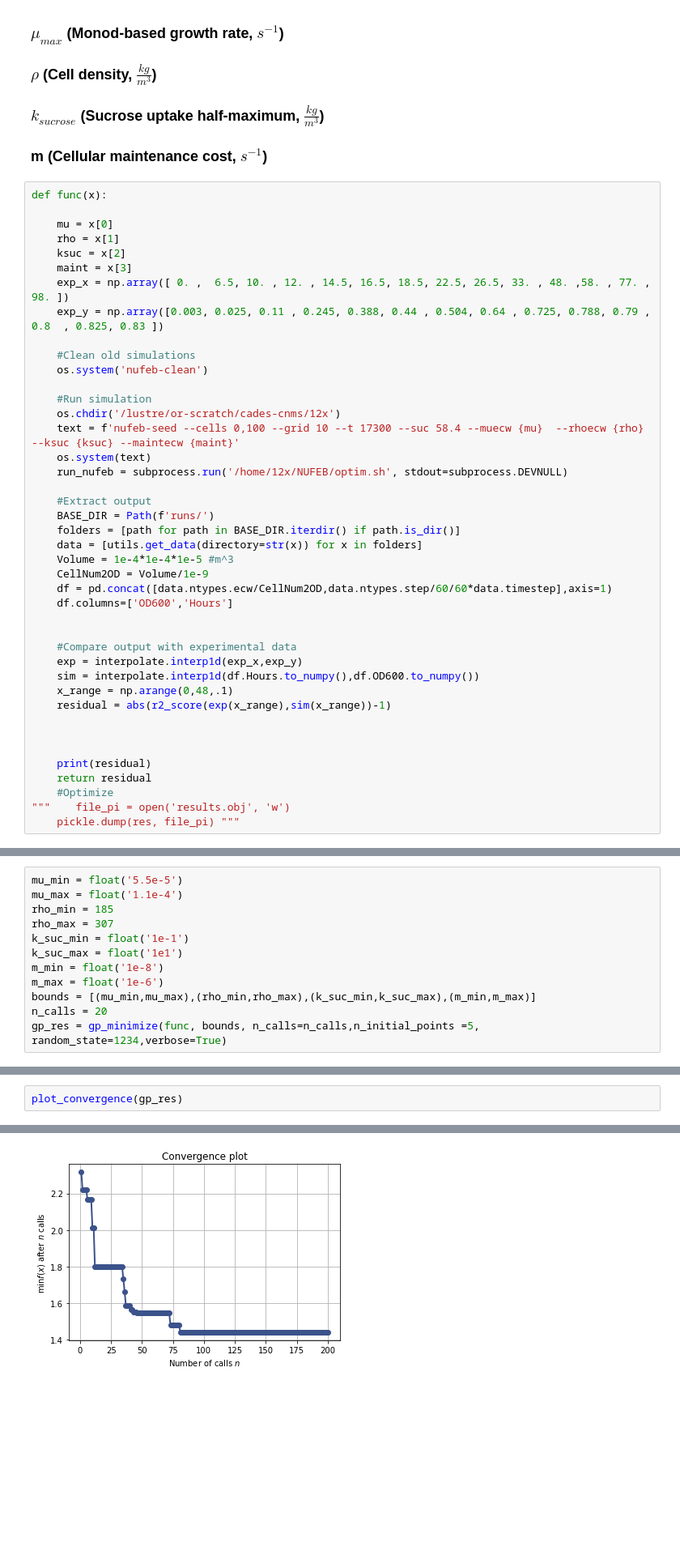
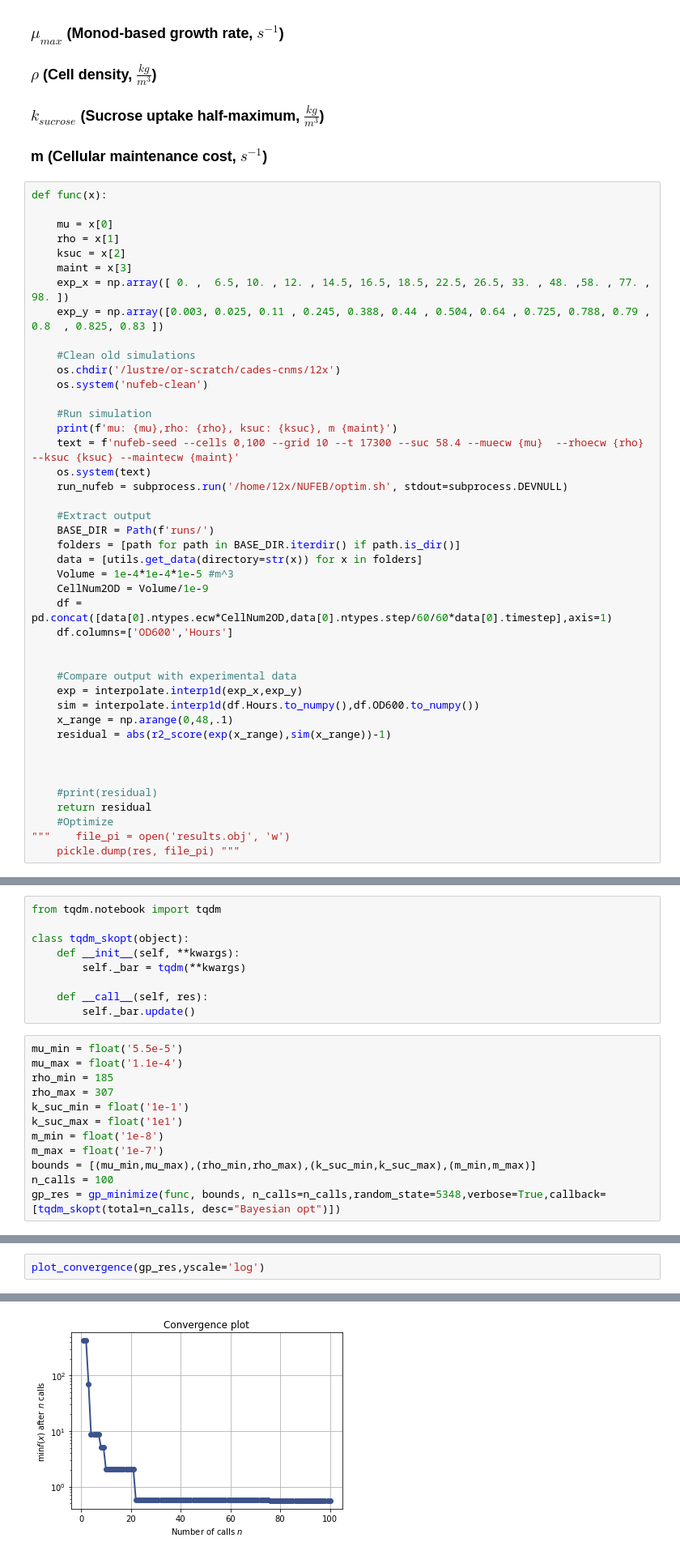
Before and after one commit to Jsakkos/nufeb-cyano-e-coli, a Jupyter notebook: notebooks/optimize-ec.ipynb, the cells around one changed output, grey strips where cells are left out. Shown at 81% size. Cells and saved outputs as stored; diff of their text form; blank space fills up the shorter version.

```diff
--- a/notebooks/optimize-ec.ipynb
+++ b/notebooks/optimize-ec.ipynb
@@ -34,10 +34,11 @@ def func(x):
     exp_y = np.array([0.003, 0.025, 0.11 , 0.245, 0.388, 0.44 , 0.504, 0.64 , 0.725, 0.788, 0.79 , 0.8  , 0.825, 0.83 ])
 
     #Clean old simulations
+    os.chdir('/lustre/or-scratch/cades-cnms/12x')
     os.system('nufeb-clean')
 
     #Run simulation
-    os.chdir('/lustre/or-scratch/cades-cnms/12x')
+    print(f'mu: {mu},rho: {rho}, ksuc: {ksuc}, m {maint}')
     text = f'nufeb-seed --cells 0,100 --grid 10 --t 17300 --suc 58.4 --muecw {mu}  --rhoecw {rho} --ksuc {ksuc} --maintecw {maint}'
     os.system(text)
     run_nufeb = subprocess.run('/home/12x/NUFEB/optim.sh', stdout=subprocess.DEVNULL)
@@ -48,7 +49,7 @@ def func(x):
     data = [utils.get_data(directory=str(x)) for x in folders]
     Volume = 1e-4*1e-4*1e-5 #m^3
     CellNum2OD = Volume/1e-9
-    df = pd.concat([data.ntypes.ecw/CellNum2OD,data.ntypes.step/60/60*data.timestep],axis=1)
+    df = pd.concat([data[0].ntypes.ecw*CellNum2OD,data[0].ntypes.step/60/60*data[0].timestep],axis=1)
     df.columns=['OD600','Hours']
 
 
@@ -60,7 +61,7 @@ def func(x):
 
 
 
-    print(residual)
+    #print(residual)
     return residual
     #Optimize
 """    file_pi = open('results.obj', 'w')
@@ -70,3 +71,12 @@ def func(x):
+# %%
+from tqdm.notebook import tqdm
+
+class tqdm_skopt(object):
+    def __init__(self, **kwargs):
+        self._bar = tqdm(**kwargs)
+
+    def __call__(self, res):
+        self._bar.update()
 # %%
 mu_min = float('5.5e-5')
 mu_max = float('1.1e-4')
@@ -75,8 +85,8 @@ rho_max = 307
 k_suc_min = float('1e-1')
 k_suc_max = float('1e1')
 m_min = float('1e-8')
-m_max = float('1e-6')
+m_max = float('1e-7')
 bounds = [(mu_min,mu_max),(rho_min,rho_max),(k_suc_min,k_suc_max),(m_min,m_max)]
-n_calls = 20
-gp_res = gp_minimize(func, bounds, n_calls=n_calls,n_initial_points =5, random_state=1234,verbose=True)
+n_calls = 100
+gp_res = gp_minimize(func, bounds, n_calls=n_calls,random_state=5348,verbose=True,callback=[tqdm_skopt(total=n_calls, desc="Bayesian opt")])
 # %% [output]
@@ -100,8 +110,8 @@ gp_res = gp_minimize(func, bounds, n_calls=n_calls,n_initial_points =5, random_s
 # %%
-plot_convergence(gp_res)
+plot_convergence(gp_res,yscale='log')
 # %% [output]
 <AxesSubplot:title={'center':'Convergence plot'}, xlabel='Number of calls $n$', ylabel='$\\min f(x)$ after $n$ calls'>
-[figure, old version]
+[figure, new version]
 # %%
 plot_objective(gp_res)
 # %% [output]
```
Also changed, not shown: parts of 7 cells of this notebook.
